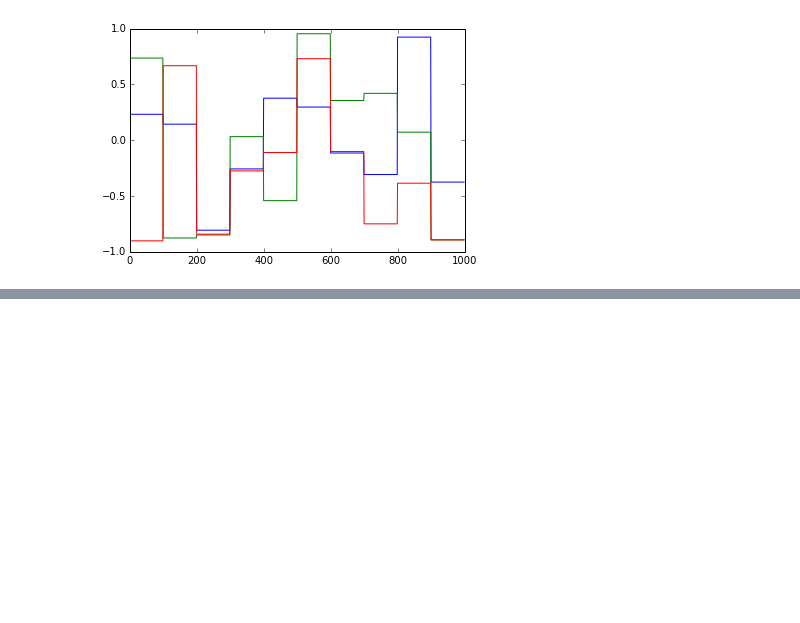
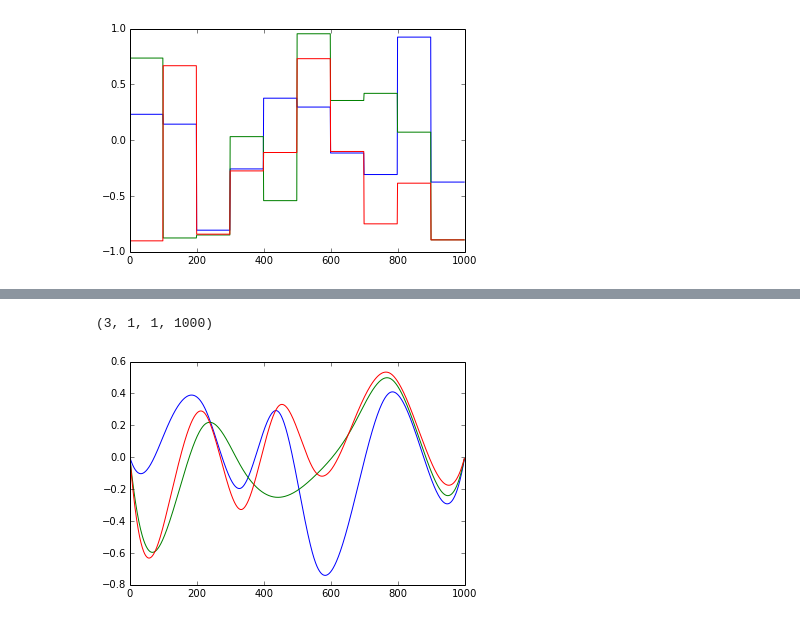
Before and after one commit to Seanny123/rnn-comparison, a Jupyter notebook: dataset-gen-check.ipynb, the cells around one changed output, grey strips where cells are left out. Saved outputs shown, nothing was run; the diff lists cells and outputs as text; code cells hidden in the pictures; blank space fills up the shorter version.

```diff
--- a/dataset-gen-check.ipynb
+++ b/dataset-gen-check.ipynb
@@ -5,7 +5,7 @@ import matplotlib.pyplot as plt
 import numpy as np
 %matplotlib inline
 # %%
-sig_list, desc = mk_cls_dataset(t_len=1, dims=1, n_classes=3, freq=10, class_type="disc_spec", save_res=False)
+sig_list, desc = mk_cls_dataset(t_len=1, dims=1, n_classes=3, freq=10, class_type="disc_spec", save_res=True)
 print(sig_list.shape)
 dat = sig_list
 # %% [output]
@@ -20,6 +20,6 @@ for d in disc_dat:
 # %% [output]
 [figure]
 # %%
-sig_list, desc = mk_cls_dataset(t_len=1, dims=1, n_classes=3, freq=10, class_type="cont_spec", save_res=False)
+sig_list, desc = mk_cls_dataset(t_len=1, dims=1, n_classes=3, freq=10, class_type="cont_spec", save_res=True)
 print(sig_list.shape)
 dat = sig_list
@@ -32,0 +37,15 @@ for d in cont_dat:
+# %%
+sig_list, desc = mk_cls_dataset(t_len=1, dims=1, n_classes=3, freq=10, class_type="orth_spec", save_res=True)
+print(sig_list.shape)
+dat = sig_list
+# %% [output]
+(3, 1, 1, 1000)
+# %%
+spec_dat = []
+for i in range(dat.shape[0]):
+    spec_dat.append(dat[i, :, 0].T)
+# %%
+for d in spec_dat:
+    plt.plot(d)
+# %% [output]
+[figure, added]
```
Also changed, not shown: parts of 2 cells of this notebook, 3 other files.
